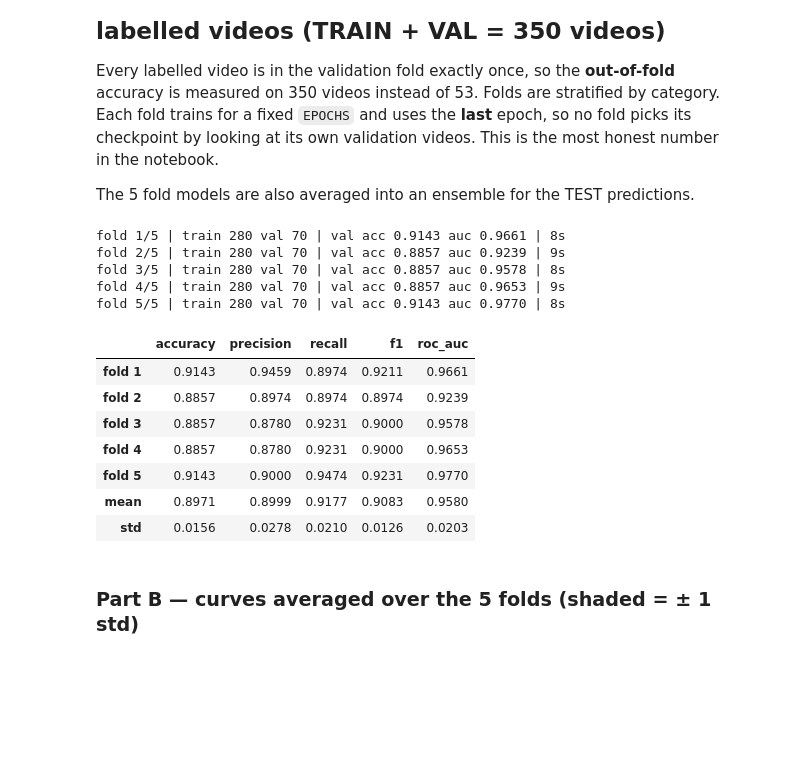
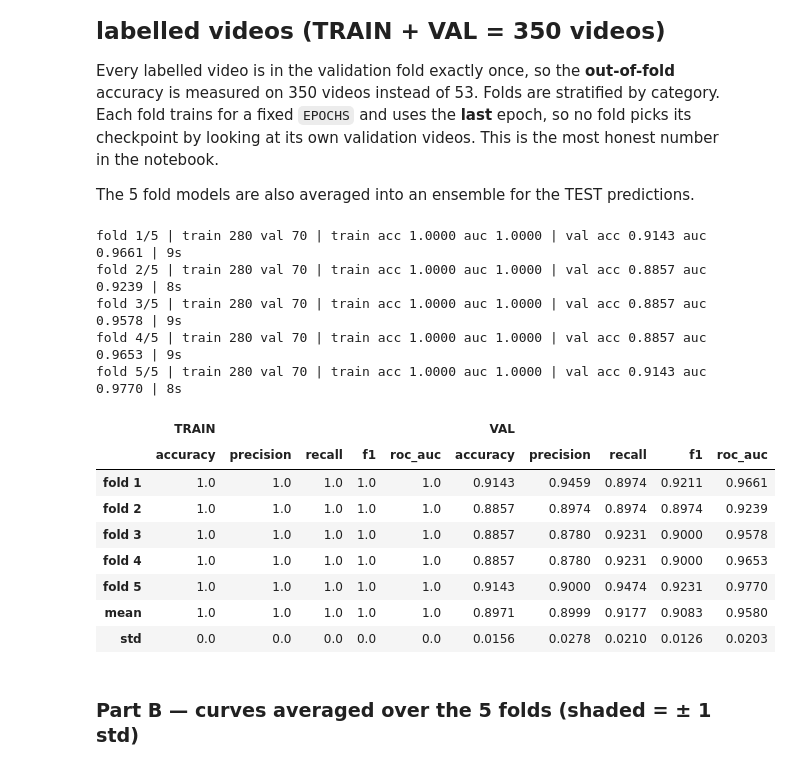
Before and after one commit to umerkang66/fyp_mini, a Jupyter notebook: 03-clip_vitb16_mil.ipynb, the cells around one changed output. Cells and saved outputs as stored; diff of their text form; code cells hidden in the pictures; blank space fills up the shorter version.

Commit message:
cli + vit is done training

```diff
--- a/03-clip_vitb16_mil.ipynb
+++ b/03-clip_vitb16_mil.ipynb
@@ -766,40 +778,45 @@ The 5 fold models are also averaged into an ensemble for the TEST predictions.
 # %%
 cats = [category(p) for p, _ in LAB_ITEMS]
 skf = StratifiedKFold(n_splits=N_FOLDS, shuffle=True, random_state=SEED)
 with warnings.catch_warnings():
     warnings.filterwarnings("ignore", message="The least populated class")   # e.g. Arson has 4 videos < 5 folds
     folds = list(skf.split(np.zeros(len(LAB_ITEMS)), cats))
 
 oof_logits = np.zeros(len(LAB_ITEMS))
-fold_models, fold_hists, fold_rows = [], [], []
+fold_models, fold_hists, fold_rows, fold_train_rows = [], [], [], []
 for k, (tr, va) in enumerate(folds, 1):
     t0 = time.time()
     model_k, hist_k, _ = fit(tr, va, select_best=False, seed=SEED + k, verbose=False)
     _, _, _, oof_logits[va] = evaluate(model_k, make_criterion(tr), va)
-    y_va = Y_LAB[va].cpu().numpy().astype(int)
+    _, _, _, tr_logits = evaluate(model_k, make_criterion(tr), tr)           # the fold's own training videos
+    y_va, y_tr = Y_LAB[va].cpu().numpy().astype(int), Y_LAB[tr].cpu().numpy().astype(int)
     fold_rows.append(metric_dict(y_va, sigmoid(oof_logits[va])))
+    fold_train_rows.append(metric_dict(y_tr, sigmoid(tr_logits)))
     fold_models.append(model_k); fold_hists.append(hist_k)
     torch.save(model_k.state_dict(), os.path.join(RUNS_DIR, f"cv_fold{k}.pt"))
-    print(f"fold {k}/{N_FOLDS} | train {len(tr)} val {len(va)} | val acc {fold_rows[-1]['accuracy']:.4f} "
+    print(f"fold {k}/{N_FOLDS} | train {len(tr)} val {len(va)} | train acc {fold_train_rows[-1]['accuracy']:.4f} "
+          f"auc {fold_train_rows[-1]['roc_auc']:.4f} | val acc {fold_rows[-1]['accuracy']:.4f} "
           f"auc {fold_rows[-1]['roc_auc']:.4f} | {time.time()-t0:.0f}s")
 
-fold_df = pd.DataFrame(fold_rows, index=[f"fold {k}" for k in range(1, N_FOLDS + 1)])
+fold_df = pd.concat({"TRAIN": pd.DataFrame(fold_train_rows), "VAL": pd.DataFrame(fold_rows)}, axis=1)
+fold_df.index = [f"fold {k}" for k in range(1, N_FOLDS + 1)]
 fold_df.loc["mean"] = fold_df.mean(); fold_df.loc["std"] = fold_df.iloc[:N_FOLDS].std()
 fold_df.round(4)
 # %% [output]
-fold 1/5 | train 280 val 70 | val acc 0.9143 auc 0.9661 | 8s
-fold 2/5 | train 280 val 70 | val acc 0.8857 auc 0.9239 | 9s
-fold 3/5 | train 280 val 70 | val acc 0.8857 auc 0.9578 | 8s
-fold 4/5 | train 280 val 70 | val acc 0.8857 auc 0.9653 | 9s
-fold 5/5 | train 280 val 70 | val acc 0.9143 auc 0.9770 | 8s
+fold 1/5 | train 280 val 70 | train acc 1.0000 auc 1.0000 | val acc 0.9143 auc 0.9661 | 9s
+fold 2/5 | train 280 val 70 | train acc 1.0000 auc 1.0000 | val acc 0.8857 auc 0.9239 | 8s
+fold 3/5 | train 280 val 70 | train acc 1.0000 auc 1.0000 | val acc 0.8857 auc 0.9578 | 9s
+fold 4/5 | train 280 val 70 | train acc 1.0000 auc 1.0000 | val acc 0.8857 auc 0.9653 | 9s
+fold 5/5 | train 280 val 70 | train acc 1.0000 auc 1.0000 | val acc 0.9143 auc 0.9770 | 8s
-|  | accuracy | precision | recall | f1 | roc_auc |
-| fold 1 | 0.9143 | 0.9459 | 0.8974 | 0.9211 | 0.9661 |
-| fold 2 | 0.8857 | 0.8974 | 0.8974 | 0.8974 | 0.9239 |
-| fold 3 | 0.8857 | 0.8780 | 0.9231 | 0.9000 | 0.9578 |
-| fold 4 | 0.8857 | 0.8780 | 0.9231 | 0.9000 | 0.9653 |
-| fold 5 | 0.9143 | 0.9000 | 0.9474 | 0.9231 | 0.9770 |
-| mean | 0.8971 | 0.8999 | 0.9177 | 0.9083 | 0.9580 |
-| std | 0.0156 | 0.0278 | 0.0210 | 0.0126 | 0.0203 |
+|  | TRAIN |  |  |  |  | VAL |  |  |  |  |
+|  | accuracy | precision | recall | f1 | roc_auc | accuracy | precision | recall | f1 | roc_auc |
+| fold 1 | 1.0 | 1.0 | 1.0 | 1.0 | 1.0 | 0.9143 | 0.9459 | 0.8974 | 0.9211 | 0.9661 |
+| fold 2 | 1.0 | 1.0 | 1.0 | 1.0 | 1.0 | 0.8857 | 0.8974 | 0.8974 | 0.8974 | 0.9239 |
+| fold 3 | 1.0 | 1.0 | 1.0 | 1.0 | 1.0 | 0.8857 | 0.8780 | 0.9231 | 0.9000 | 0.9578 |
+| fold 4 | 1.0 | 1.0 | 1.0 | 1.0 | 1.0 | 0.8857 | 0.8780 | 0.9231 | 0.9000 | 0.9653 |
+| fold 5 | 1.0 | 1.0 | 1.0 | 1.0 | 1.0 | 0.9143 | 0.9000 | 0.9474 | 0.9231 | 0.9770 |
+| mean | 1.0 | 1.0 | 1.0 | 1.0 | 1.0 | 0.8971 | 0.8999 | 0.9177 | 0.9083 | 0.9580 |
+| std | 0.0 | 0.0 | 0.0 | 0.0 | 0.0 | 0.0156 | 0.0278 | 0.0210 | 0.0126 | 0.0203 |
 # %% [markdown]
 ### Part B — curves averaged over the 5 folds (shaded = ± 1 std)
 # %%
```
Also changed, not shown: parts of 7 cells of this notebook.
